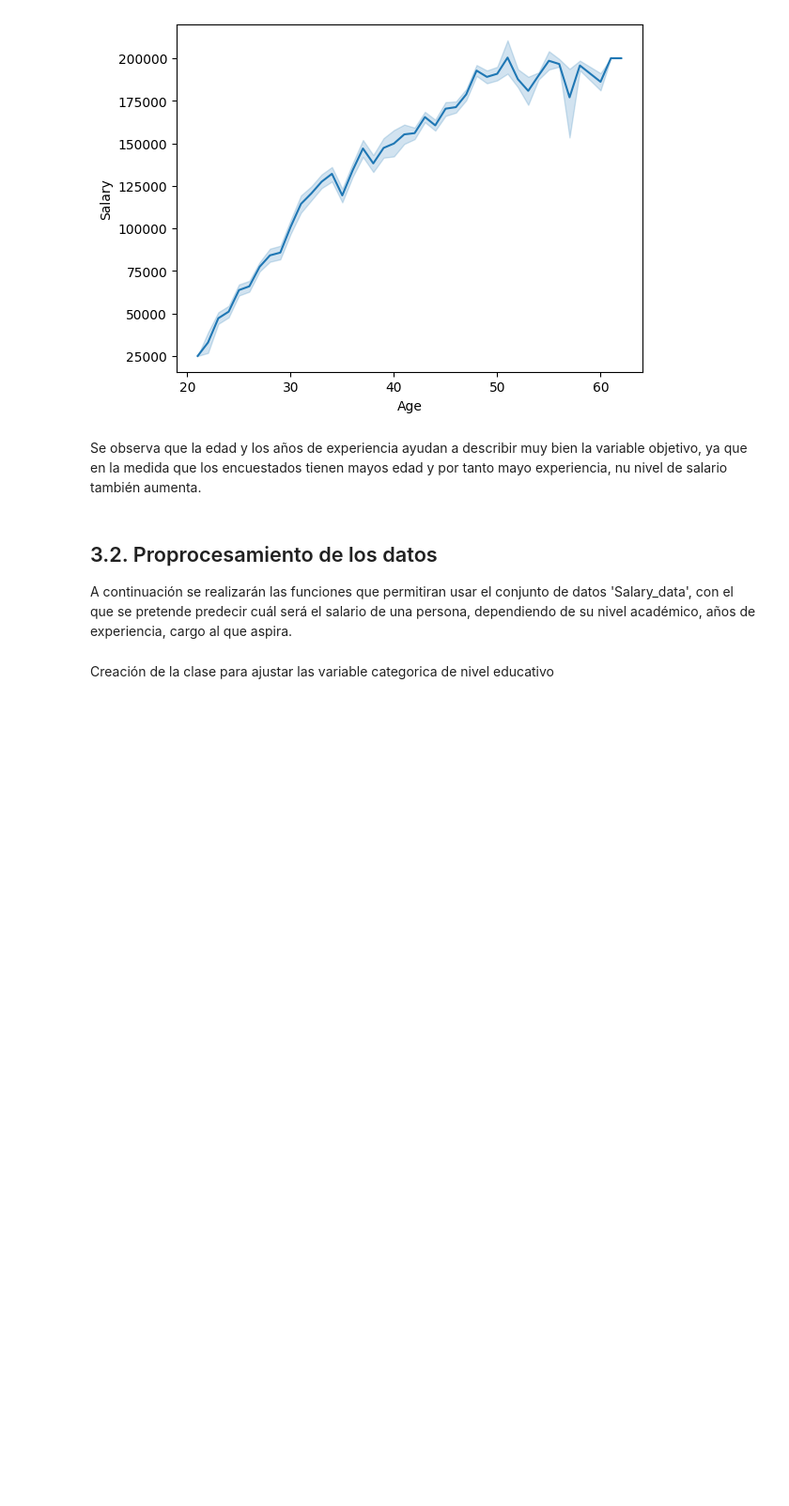
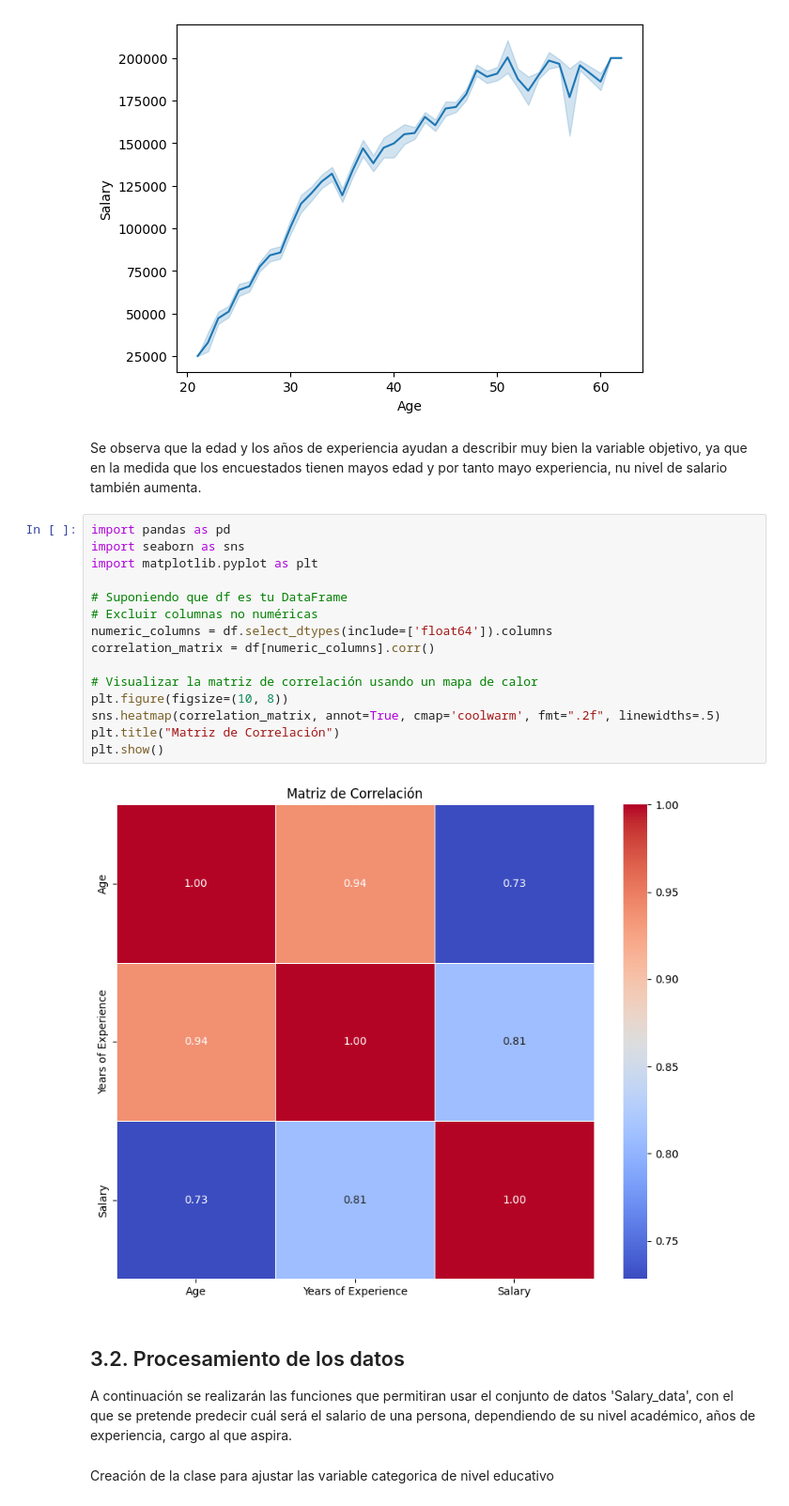
Before and after one commit to Santiagosphysics/Prediccion-salarios, a Jupyter notebook: jupyter_notebook.ipynb, the cells around one changed output. Shown: that part at 94% size. Saved outputs shown, nothing was run; the diff lists cells and outputs as text; blank space fills up the shorter version.

```diff
--- a/jupyter_notebook.ipynb
+++ b/jupyter_notebook.ipynb
@@ -157,8 +159,25 @@ sns.lineplot(data = df,x = "Age",y = "Salary")
 [figure]
 # %% [markdown]
 Se observa que la edad y los años de experiencia ayudan a describir muy bien la variable objetivo, ya que en la medida que los encuestados tienen mayos edad y por tanto mayo experiencia, nu nivel de salario también aumenta.
+# %%
+import pandas as pd
+import seaborn as sns
+import matplotlib.pyplot as plt
+
+# Suponiendo que df es tu DataFrame
+# Excluir columnas no numéricas
+numeric_columns = df.select_dtypes(include=['float64']).columns
+correlation_matrix = df[numeric_columns].corr()
+
+# Visualizar la matriz de correlación usando un mapa de calor
+plt.figure(figsize=(10, 8))
+sns.heatmap(correlation_matrix, annot=True, cmap='coolwarm', fmt=".2f", linewidths=.5)
+plt.title("Matriz de Correlación")
+plt.show()
+# %% [output]
+[figure, added]
 # %% [markdown]
-## 3.2. Proprocesamiento de los datos
+## 3.2. Procesamiento de los datos
 
 A continuación se realizarán las funciones que permitiran usar el conjunto de datos 'Salary_data', con el que se pretende predecir cuál será el salario de una persona, dependiendo de su nivel académico, años de experiencia, cargo al que aspira.
 # %% [markdown]
```
Also changed, not shown: parts of 17 cells of this notebook.
